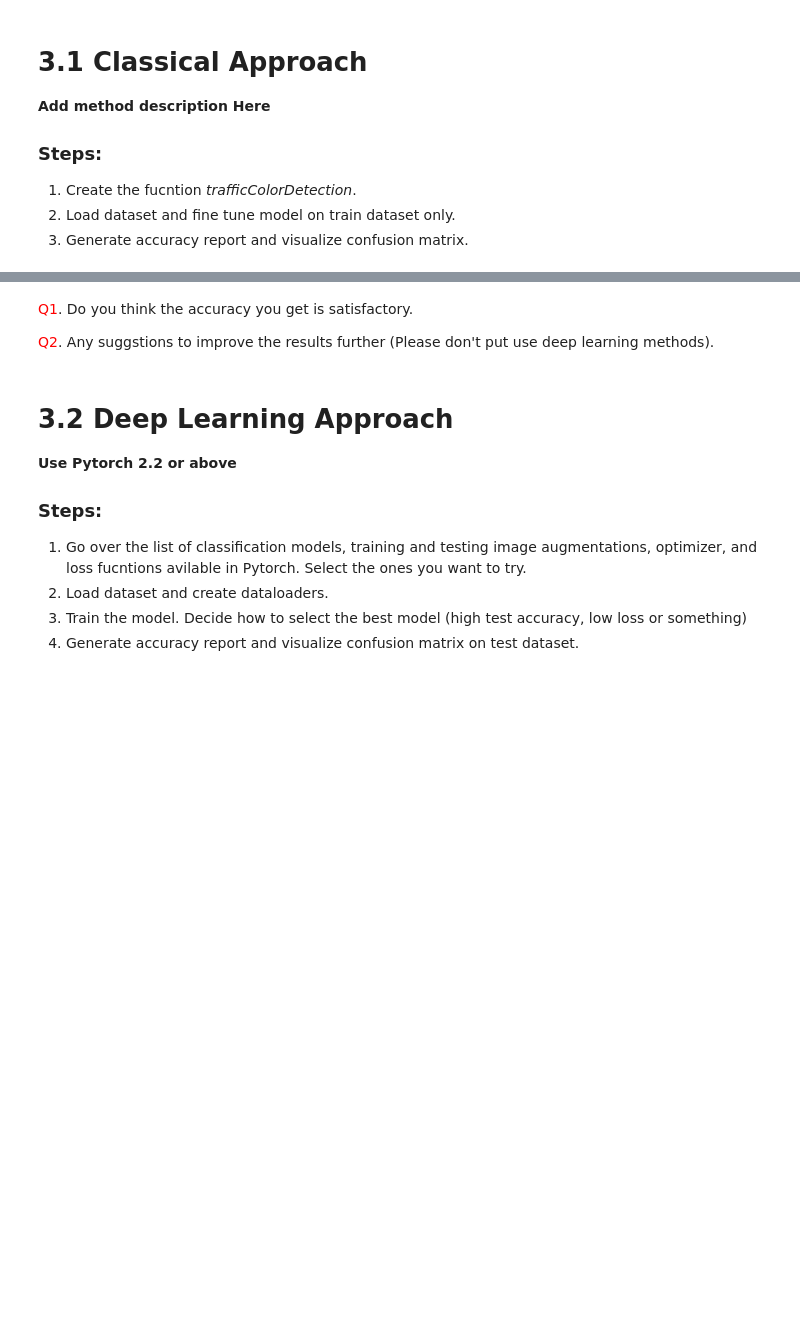
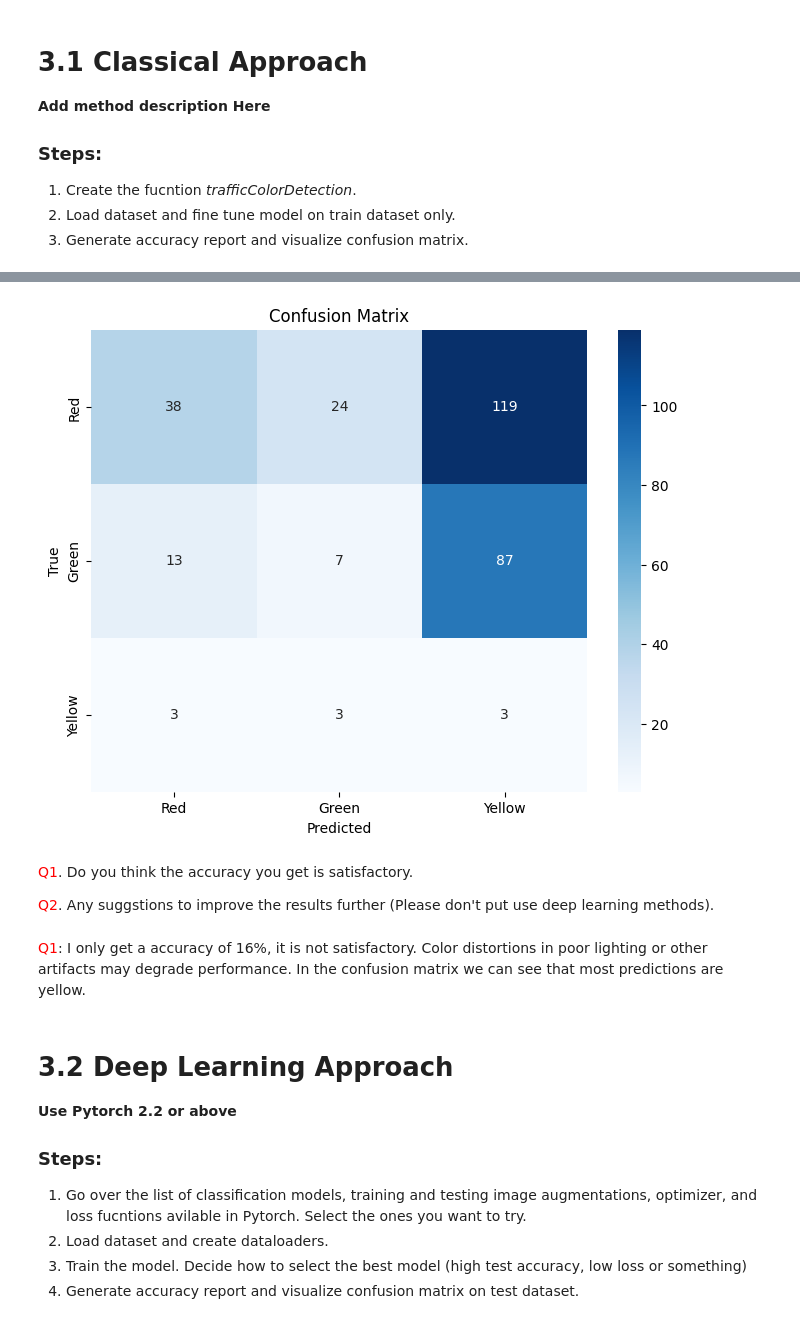
Before and after one commit to SeZven/Digital-Image-Processing-and-Computer-Vision, a Jupyter notebook: Lab3/Lab3_Image_Classification.ipynb, the cells around one changed output, grey strips where cells are left out. Saved outputs shown, nothing was run; the diff lists cells and outputs as text; code cells hidden in the pictures; blank space fills up the shorter version.

```diff
--- a/Lab3/Lab3_Image_Classification.ipynb
+++ b/Lab3/Lab3_Image_Classification.ipynb
@@ -97,5 +157,28 @@ def trafficColorDetection(image:np.ndarray)->str:
 # %%
 # Traffic signal detection on the test dataset after finalizing the parameters/thresholds
 
+y_true = []
+y_pred = []
+
+# Ensure the dataset labels match ['Red', 'Green', 'Yellow']
+assert set(test_dataset.classes) == {'red', 'green', 'yellow'}, \
+    f"Dataset classes must be ['Red', 'Green', 'Yellow'], found {test_dataset.classes}"
+
+for image, label in test_dataset:
+    # Convert tensor to numpy array and denormalize
+    image_np = (image.numpy().transpose(1, 2, 0) * 255).astype(np.uint8)
+    y_true.append(test_dataset.classes[label])  # Append class name from dataset
+    y_pred.append(trafficColorDetection(image_np))  # Predict using the function
+
+
 
 # Generate Accuracy report on test dataset
+
+from sklearn.metrics import classification_report, confusion_matrix, accuracy_score
+
+# Classification report
+print(classification_report(y_true, y_pred, target_names=['red', 'green', 'yellow']))
+print(accuracy_score(y_true, y_pred))
+
+# Generate confusion matrix
+conf_matrix = confusion_matrix(y_true, y_pred, labels=['red', 'green', 'yellow'])
@@ -102,9 +197,26 @@ def trafficColorDetection(image:np.ndarray)->str:
 # %%
 # Visualize confusion matrix on test dataset
+
+import matplotlib.pyplot as plt
+import seaborn as sns
+
+# Plot the confusion matrix as a heatmap
+plt.figure(figsize=(8, 6))
+sns.heatmap(conf_matrix, annot=True, fmt="d", cmap="Blues",
+            xticklabels=['Red', 'Green', 'Yellow'],
+            yticklabels=['Red', 'Green', 'Yellow'])
+plt.xlabel("Predicted")
+plt.ylabel("True")
+plt.title("Confusion Matrix")
+plt.show()
+# %% [output]
+[figure, added]
 # %% [markdown]
 <span style="color:Red">Q1</span>. Do you think the accuracy you get is satisfactory.
 
 <span style="color:Red">Q2</span>. Any suggstions to improve the results further (Please don't put use deep learning methods).
+# %% [markdown]
+<span style="color:Red">Q1</span>: I only get a accuracy of 16%, it is not satisfactory. Color distortions in poor lighting or other artifacts may degrade performance. In the confusion matrix we can see that most predictions are yellow.
 # %% [markdown]
 # 3.2 Deep Learning Approach
 **Use Pytorch 2.2 or above**
```
Also changed, not shown: parts of 5 cells of this notebook, 4 other files.
